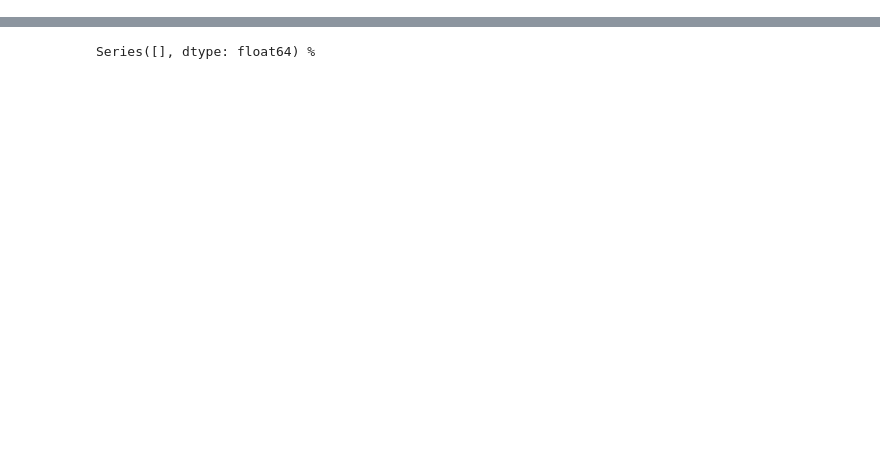
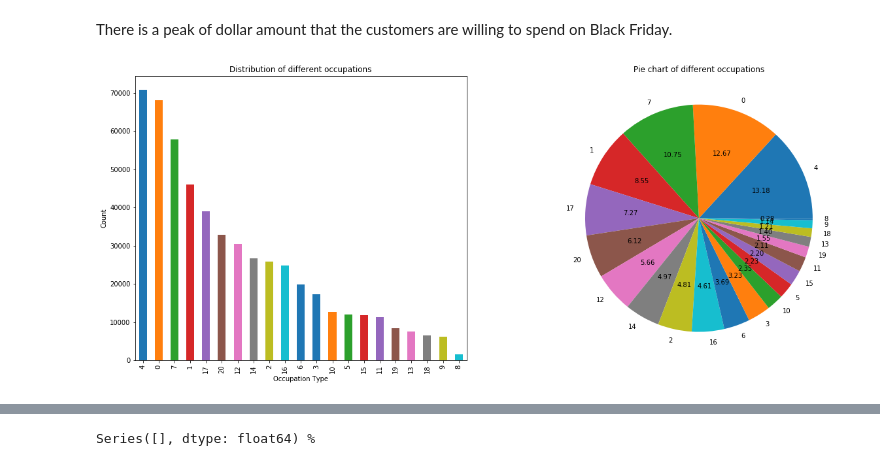
Before and after one commit to eugeniousone/BlackFriday, a Jupyter notebook: BlackFriday.ipynb, the cells around one changed output, grey strips where cells are left out. Saved outputs shown, nothing was run; the diff lists cells and outputs as text; code cells hidden in the pictures; blank space fills up the shorter version.

```diff
--- a/BlackFriday.ipynb
+++ b/BlackFriday.ipynb
@@ -52,0 +123,19 @@ First I will drop the columns that are not necessary for my analysis. These are:
+# %% [markdown]
+There is a peak of dollar amount that the customers are willing to spend on Black Friday.
+# %%
+plt.figure(figsize=(20,8))
+
+plt.subplot(121)
+pd.value_counts(df['Occupation']).plot.bar();
+plt.xlabel('Occupation Type');
+plt.ylabel('Count');
+plt.title('Distribution of different occupations')
+
+plt.subplot(122)
+pd.value_counts(df['Occupation']).plot.pie(autopct='%.2f');
+plt.xlabel('');
+plt.ylabel('');
+plt.title('Pie chart of different occupations')
+plt.show()
+# %% [output]
+[figure, added]
```
Also changed, not shown: parts of 97 cells of this notebook.
